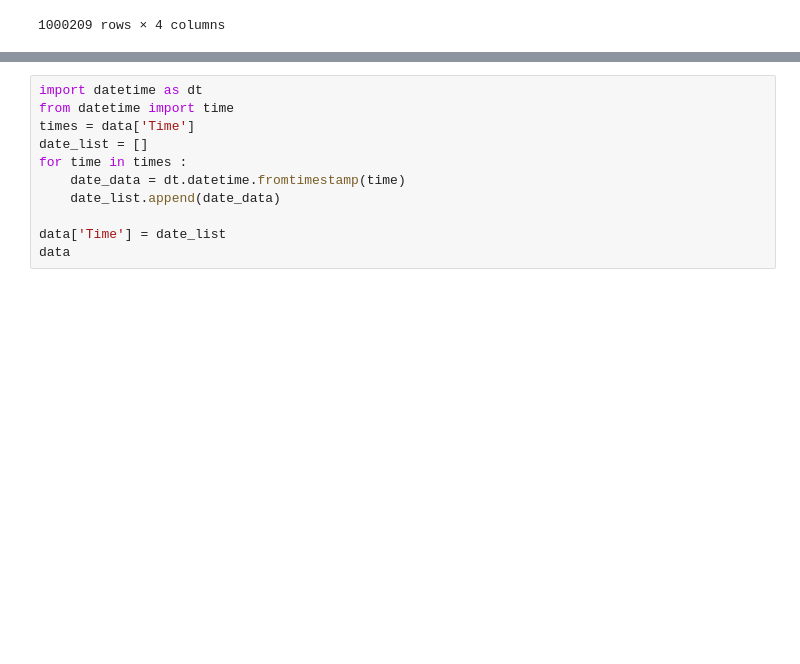
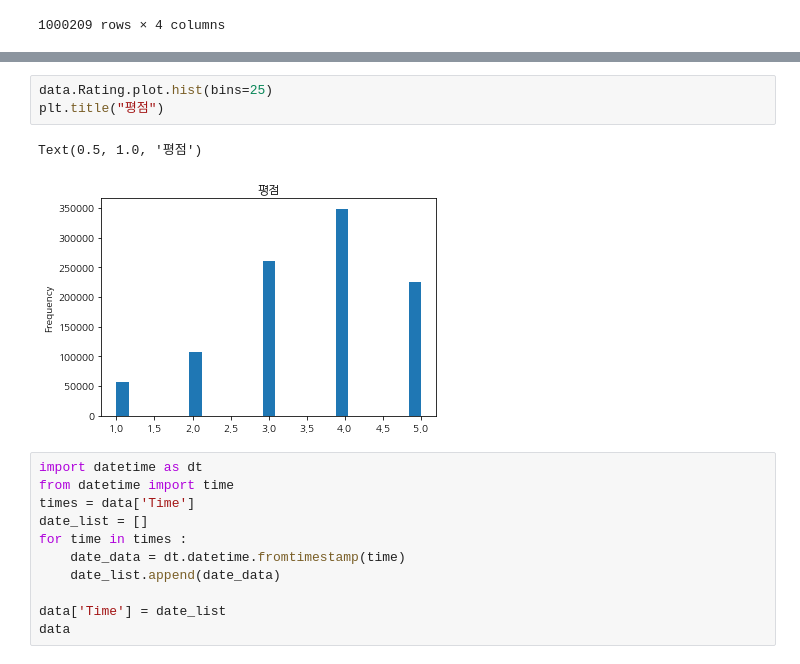
Before and after one commit to zoohoney/workplace, a Jupyter notebook: E-17]Movie-SBR.ipynb, the cells around one changed output, grey strips where cells are left out. Cells and saved outputs as stored; diff of their text form; blank space fills up the shorter version.

```diff
--- a/E-17]Movie-SBR.ipynb
+++ b/E-17]Movie-SBR.ipynb
@@ -44,3 +46,9 @@ data
+# %%
+data.Rating.plot.hist(bins=25)
+plt.title("평점")
+# %% [output]
+Text(0.5, 1.0, '평점')
+[figure, added]
 # %%
 import datetime as dt
 from datetime import time
```
Also changed, not shown: parts of 12 cells of this notebook.
